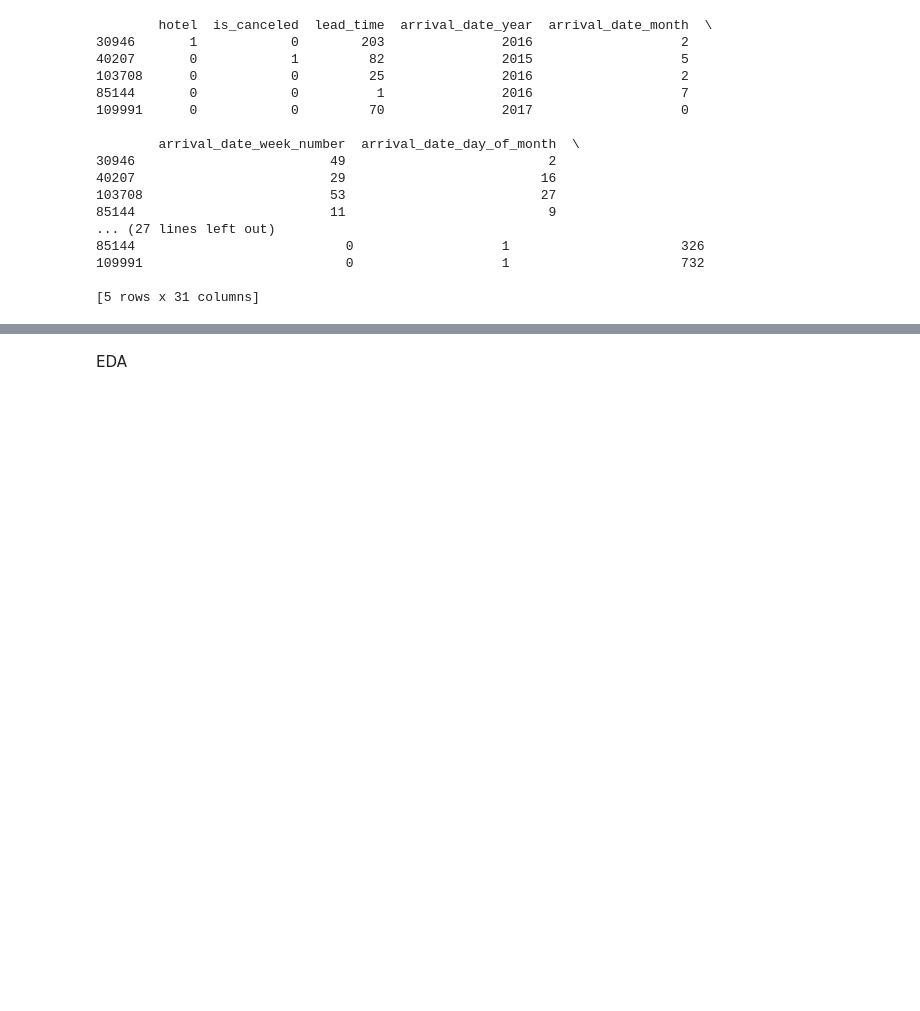
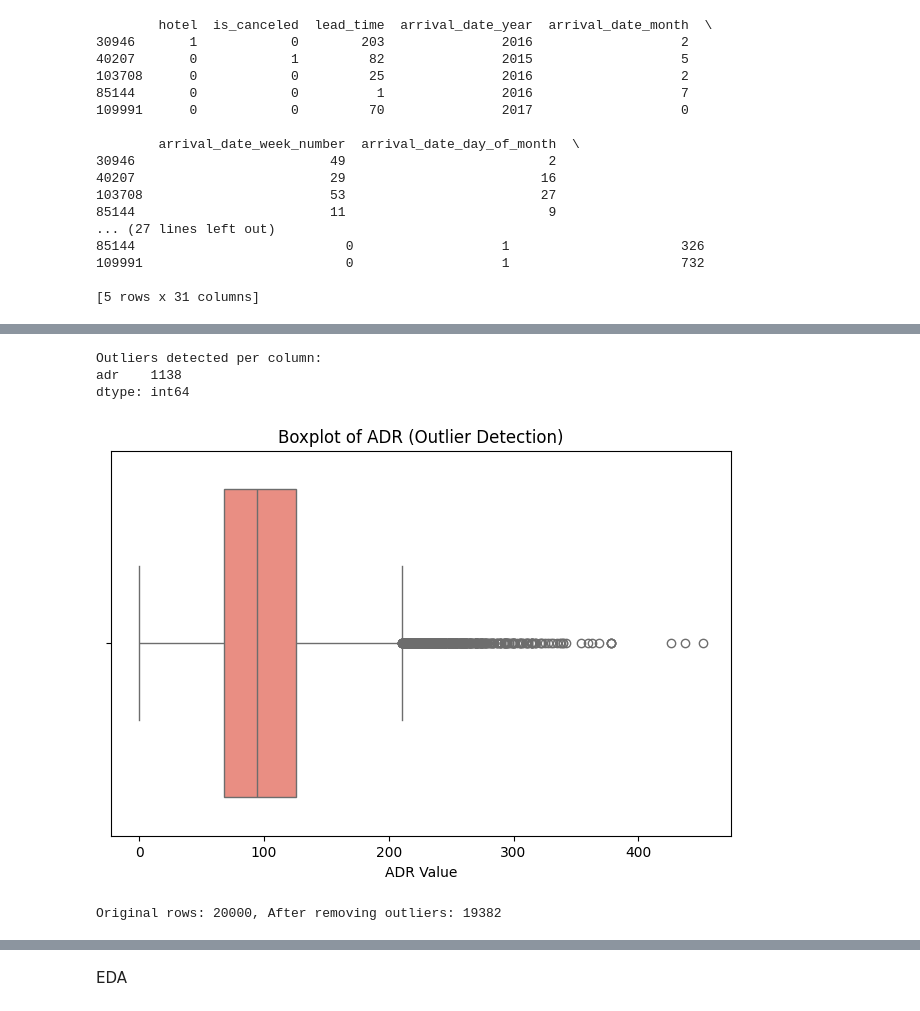
Before and after one commit to Shubhamk0703/Final-Project-23017935-, a Jupyter notebook: CODE_for_small_data(23017935).ipynb, the cells around one changed output, grey strips where cells are left out. Cells and saved outputs as stored; diff of their text form; code cells hidden in the pictures; blank space fills up the shorter version.

```diff
--- a/CODE_for_small_data(23017935).ipynb
+++ b/CODE_for_small_data(23017935).ipynb
@@ -266,0 +315,45 @@ print(df_sample_cleaned.head())
+# %%
+# Compute Z-scores
+z_scores = np.abs(stats.zscore(df[[ 'adr']]))
+outliers = (z_scores > 3).sum(axis=0)
+
+print("Outliers detected per column:")
+print(outliers)
+# %% [output]
+Outliers detected per column:
+adr    1138
+dtype: int64
+# %%
+import matplotlib.pyplot as plt
+import seaborn as sns
+
+plt.figure(figsize=(8, 5))
+sns.boxplot(x=df_sample["adr"], color="salmon")
+
+plt.title("Boxplot of ADR (Outlier Detection)")
+plt.xlabel("ADR Value")
+plt.show()
+# %% [output]
+[figure, added]
+# %%
+def remove_outliers(df, col):
+    Q1 = df[col].quantile(0.25)
+    Q3 = df[col].quantile(0.75)
+    IQR = Q3 - Q1
+    lower_bound = Q1 - 1.5 * IQR
+    upper_bound = Q3 + 1.5 * IQR
+
+    # Filter out rows that contain outliers
+    df_filtered = df[(df[col] >= lower_bound) & (df[col] <= upper_bound)]
+
+    print(f"Original rows: {len(df)}, After removing outliers: {len(df_filtered)}")
+
+    return df_filtered
+
+# Removing outliers from ADR column
+df_sample_cleaned = remove_outliers(df_sample, 'adr')
+
+# Display first few rows of cleaned data
+#df_sample_cleaned.head()
+# %% [output]
+Original rows: 20000, After removing outliers: 19382
```
Also changed, not shown: parts of 17 cells of this notebook.
